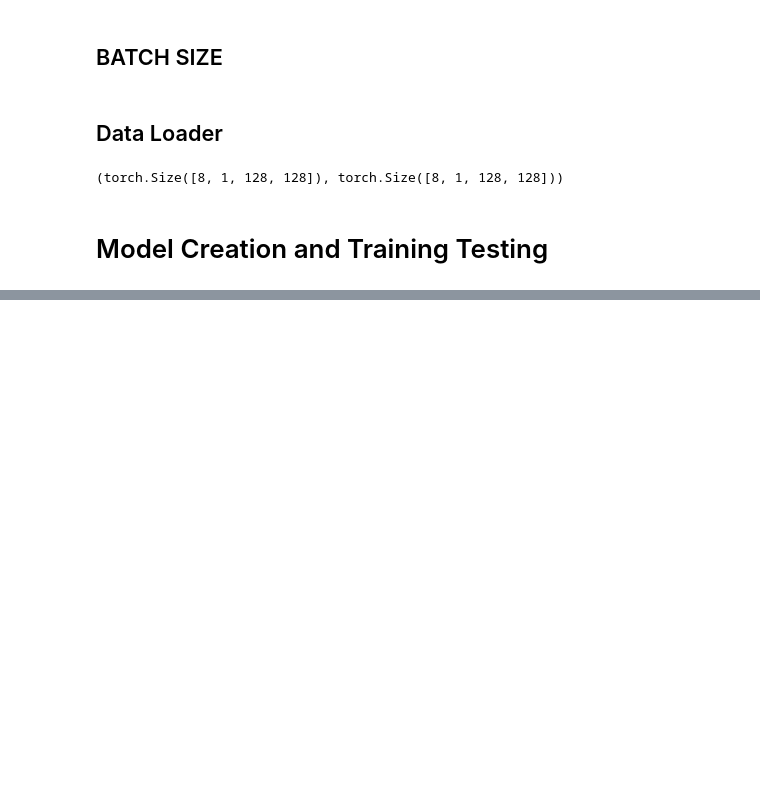
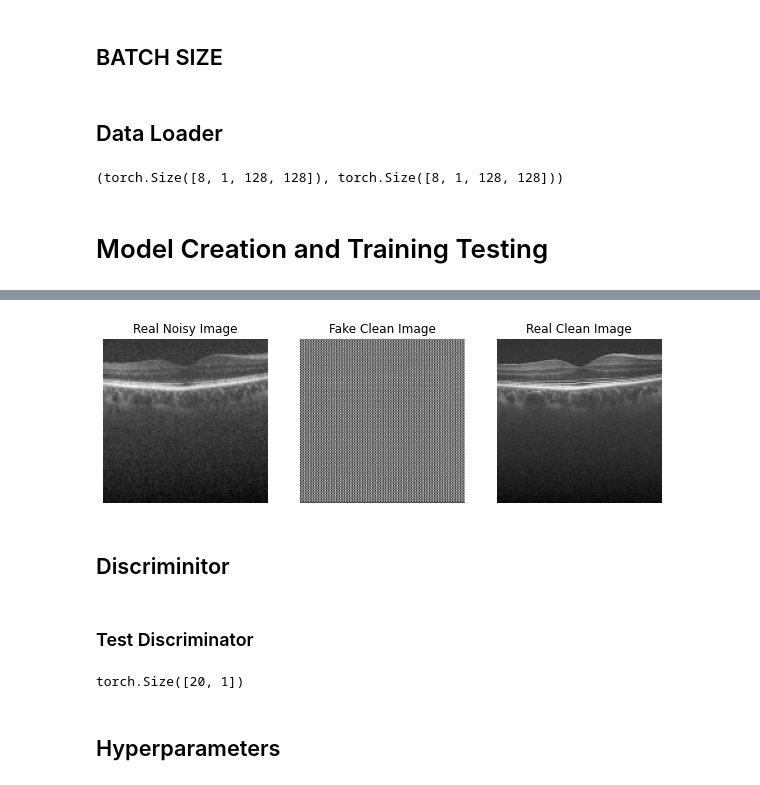
Before and after one commit to Zahidlab/OCT-classifier, a Jupyter notebook: OCT_Image_Denoiser_Pytorch.ipynb, the cells around one changed output, grey strips where cells are left out. Saved outputs shown, nothing was run; the diff lists cells and outputs as text; code cells hidden in the pictures; blank space fills up the shorter version.

```diff
--- a/OCT_Image_Denoiser_Pytorch.ipynb
+++ b/OCT_Image_Denoiser_Pytorch.ipynb
@@ -157,0 +211,25 @@ class AutoEncoder_CNN(nn.Module):
+# %%
+test_noisy_image = n[0]
+gen_clean_image = generator(test_noisy_image.unsqueeze(dim=1)).squeeze()
+real_clean_image = c[0]
+# %%
+fig = plt.figure(figsize = (10,10))
+with torch.inference_mode():
+  fig.add_subplot(1,3,1)
+  plt.imshow(test_noisy_image.squeeze(), cmap='gray')
+  plt.title("Real Noisy Image")
+  plt.axis('off')
+
+  fig.add_subplot(1,3,2)
+  plt.imshow(gen_clean_image, cmap='gray')
+  plt.title("Fake Clean Image")
+  plt.axis('off')
+
+  fig.add_subplot(1,3,3)
+  plt.imshow(real_clean_image.squeeze(), cmap='gray')
+  plt.title("Real Clean Image")
+  plt.axis('off')
+# %% [output]
+[figure, added]
+# %% [markdown]
+## Discriminitor
@@ -158 +327,14 @@ class AutoEncoder_CNN(nn.Module):
+# %% [markdown]
+### Test Discriminator
+# %%
+# Test Discriminator
+discriminator = Discriminator(1,1)
+x = torch.rand(size = [20,1,128,128])
+
+r = discriminator(x)
+print(r.shape)
+# %% [output]
+torch.Size([20, 1])
+# %% [markdown]
+## Hyperparameters
 # %%
```
Also changed, not shown: parts of 21 cells of this notebook.
